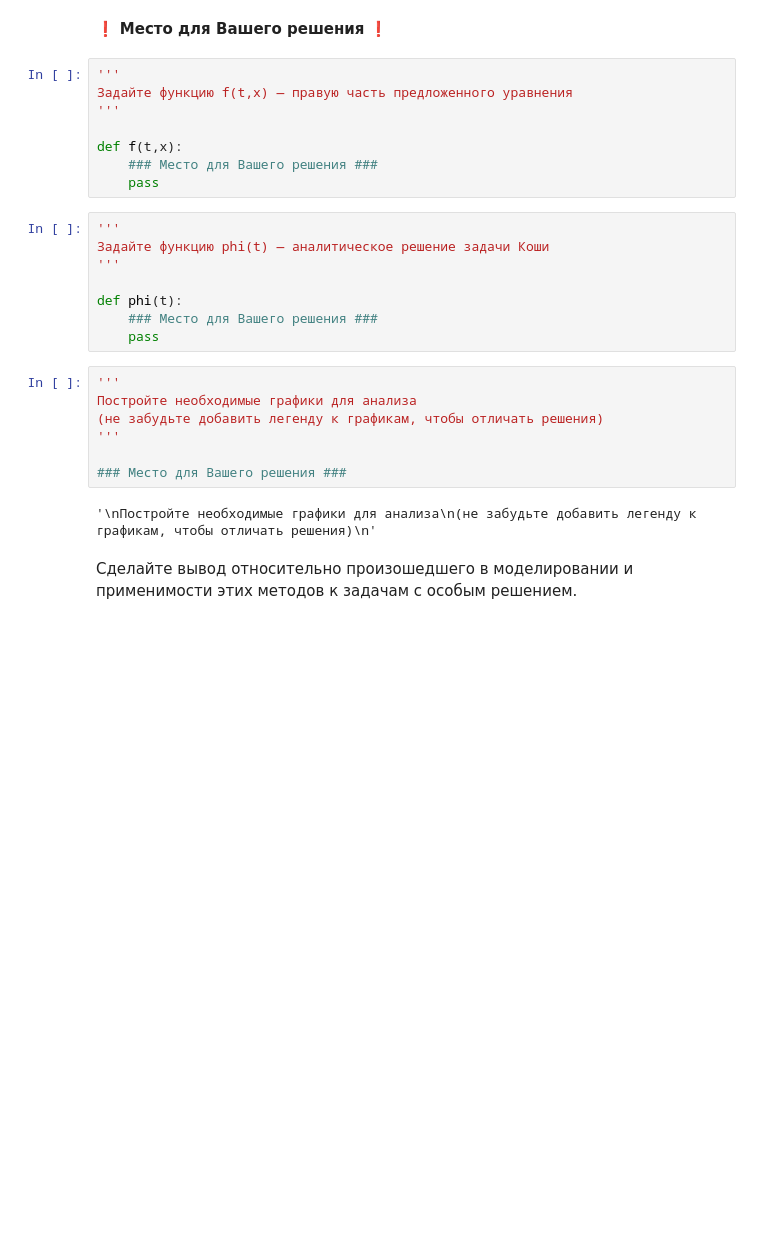
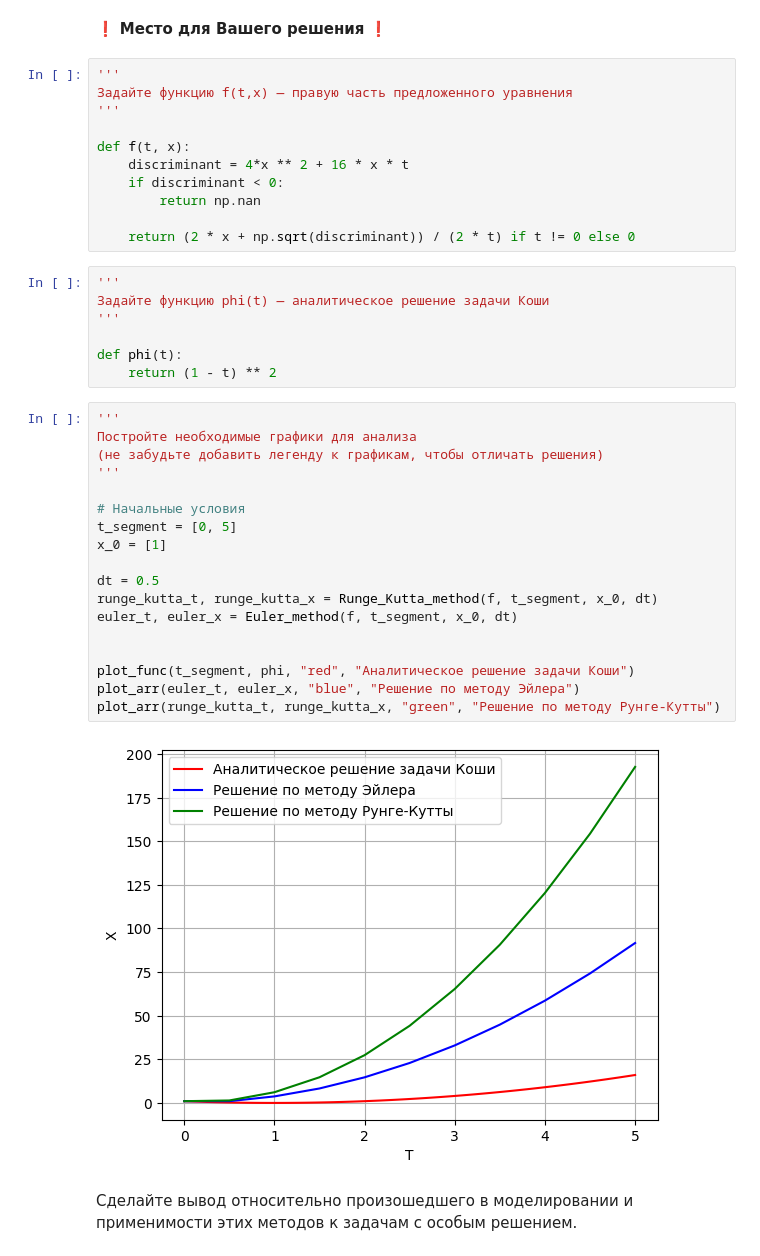
Before and after one commit to dimassolovev/differential-equations, a Jupyter notebook: lab_1.ipynb, the cells around one changed output. Drawn from its saved outputs; the diff is of its cells as text; blank space fills up the shorter version.

```diff
--- a/lab_1.ipynb
+++ b/lab_1.ipynb
@@ -713,26 +746,39 @@ plot_arr(runge_kutta_t, runge_kutta_x, "green", "Решение по метод
 Задайте функцию f(t,x) — правую часть предложенного уравнения
 '''
 
-def f(t,x):
-    ### Место для Вашего решения ###
-    pass
+def f(t, x):
+    discriminant = 4*x ** 2 + 16 * x * t
+    if discriminant < 0:
+        return np.nan
+
+    return (2 * x + np.sqrt(discriminant)) / (2 * t) if t != 0 else 0
 # %%
 '''
 Задайте функцию phi(t) — аналитическое решение задачи Коши
 '''
 
 def phi(t):
-    ### Место для Вашего решения ###
-    pass
+    return (1 - t) ** 2
-# %%
-'''
-Постройте необходимые графики для анализа
-(не забудьте добавить легенду к графикам, чтобы отличать решения)
-'''
-
-### Место для Вашего решения ###
-# %% [output]
-'\nПостройте необходимые графики для анализа\n(не забудьте добавить легенду к графикам, чтобы отличать решения)\n'
+# %%
+'''
+Постройте необходимые графики для анализа
+(не забудьте добавить легенду к графикам, чтобы отличать решения)
+'''
+
+# Начальные условия
+t_segment = [0, 5]
+x_0 = [1]
+
+dt = 0.5
+runge_kutta_t, runge_kutta_x = Runge_Kutta_method(f, t_segment, x_0, dt)
+euler_t, euler_x = Euler_method(f, t_segment, x_0, dt)
+
+
+plot_func(t_segment, phi, "red", "Aналитическое решение задачи Коши")
+plot_arr(euler_t, euler_x, "blue", "Решение по методу Эйлера")
+plot_arr(runge_kutta_t, runge_kutta_x, "green", "Решение по методу Рунге-Кутты")
+# %% [output]
+[figure, added]
 # %% [markdown]
 
 Сделайте вывод относительно произошедшего в моделировании и применимости этих методов к задачам с особым решением.
```
Also changed, not shown: parts of 11 cells of this notebook.
